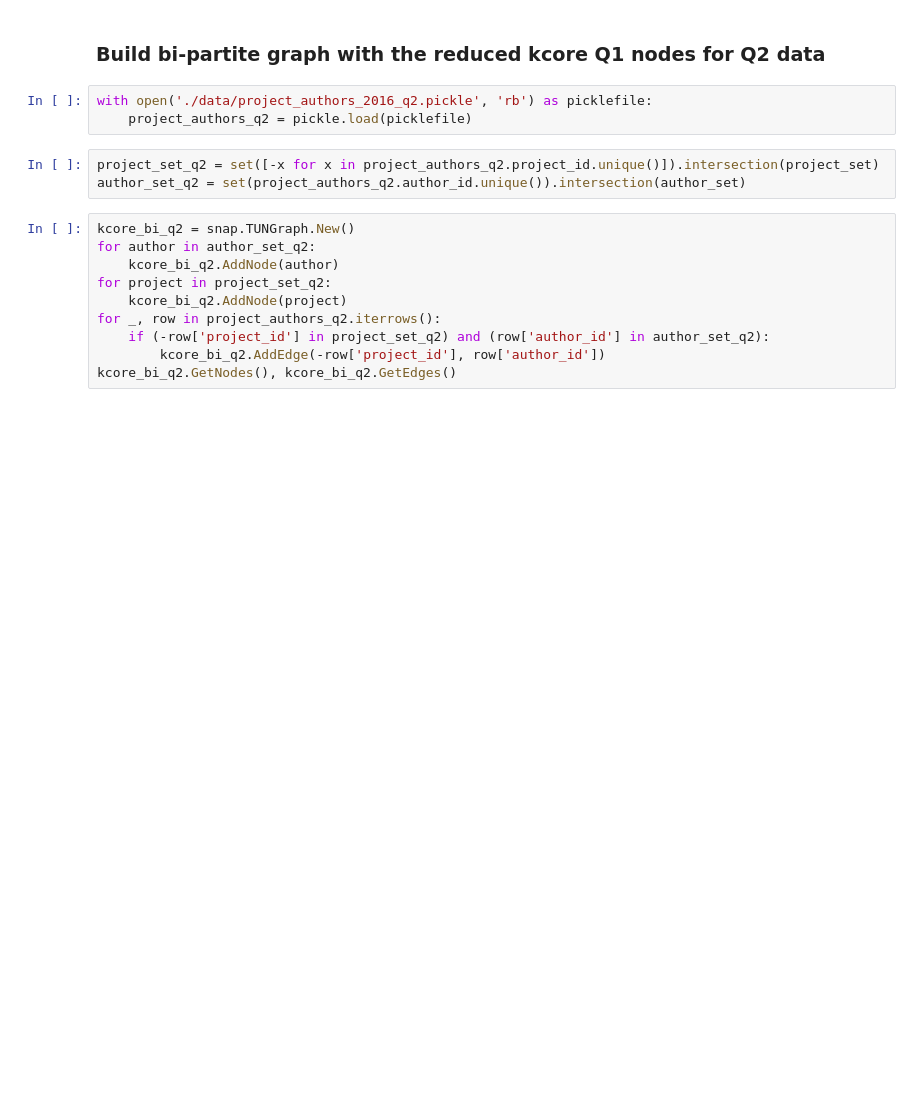
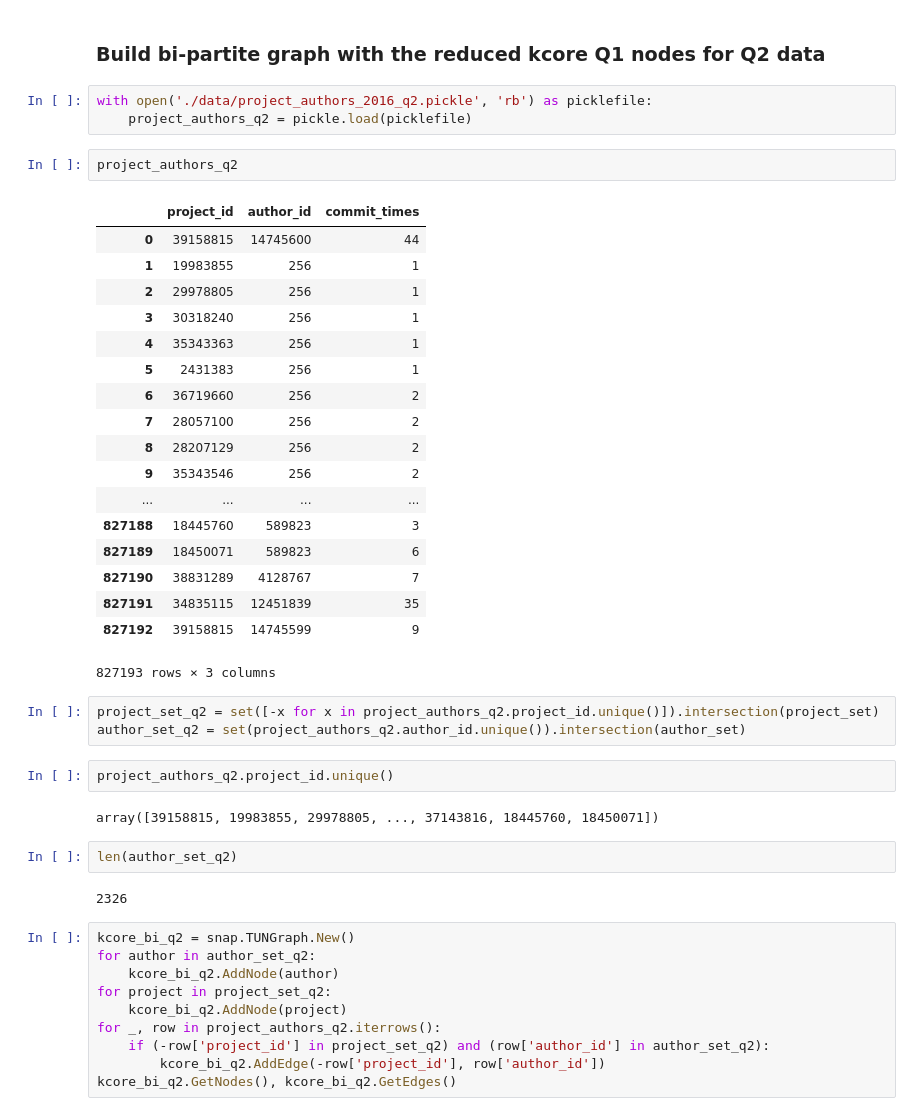
Before and after one commit to songlin-qing/GithubNetworkAnalysis, a Jupyter notebook: 31_KCore.ipynb, the cells around one changed output. Drawn from its saved outputs; the diff is of its cells as text; blank space fills up the shorter version.

```diff
--- a/31_KCore.ipynb
+++ b/31_KCore.ipynb
@@ -246,9 +262,38 @@ with open('./data/project_authors_2016_q1_k25core.pickle', 'wb') as picklefile:
 # %%
 with open('./data/project_authors_2016_q2.pickle', 'rb') as picklefile:
     project_authors_q2 = pickle.load(picklefile)
+# %%
+project_authors_q2
+# %% [output]
+|  | project_id | author_id | commit_times |
+| 0 | 39158815 | 14745600 | 44 |
+| 1 | 19983855 | 256 | 1 |
+| 2 | 29978805 | 256 | 1 |
+| 3 | 30318240 | 256 | 1 |
+| 4 | 35343363 | 256 | 1 |
+| 5 | 2431383 | 256 | 1 |
+| 6 | 36719660 | 256 | 2 |
+| 7 | 28057100 | 256 | 2 |
+| 8 | 28207129 | 256 | 2 |
+| 9 | 35343546 | 256 | 2 |
+| ... | ... | ... | ... |
+| 827188 | 18445760 | 589823 | 3 |
+| 827189 | 18450071 | 589823 | 6 |
+| 827190 | 38831289 | 4128767 | 7 |
+| 827191 | 34835115 | 12451839 | 35 |
+| 827192 | 39158815 | 14745599 | 9 |
+827193 rows × 3 columns
 # %%
 project_set_q2 = set([-x for x in project_authors_q2.project_id.unique()]).intersection(project_set)
 author_set_q2 = set(project_authors_q2.author_id.unique()).intersection(author_set)
+# %%
+project_authors_q2.project_id.unique()
+# %% [output]
+array([39158815, 19983855, 29978805, ..., 37143816, 18445760, 18450071])
+# %%
+len(author_set_q2)
+# %% [output]
+2326
 # %%
 kcore_bi_q2 = snap.TUNGraph.New()
 for author in author_set_q2:
```
Also changed, not shown: parts of 8 cells of this notebook, 1 other file.
